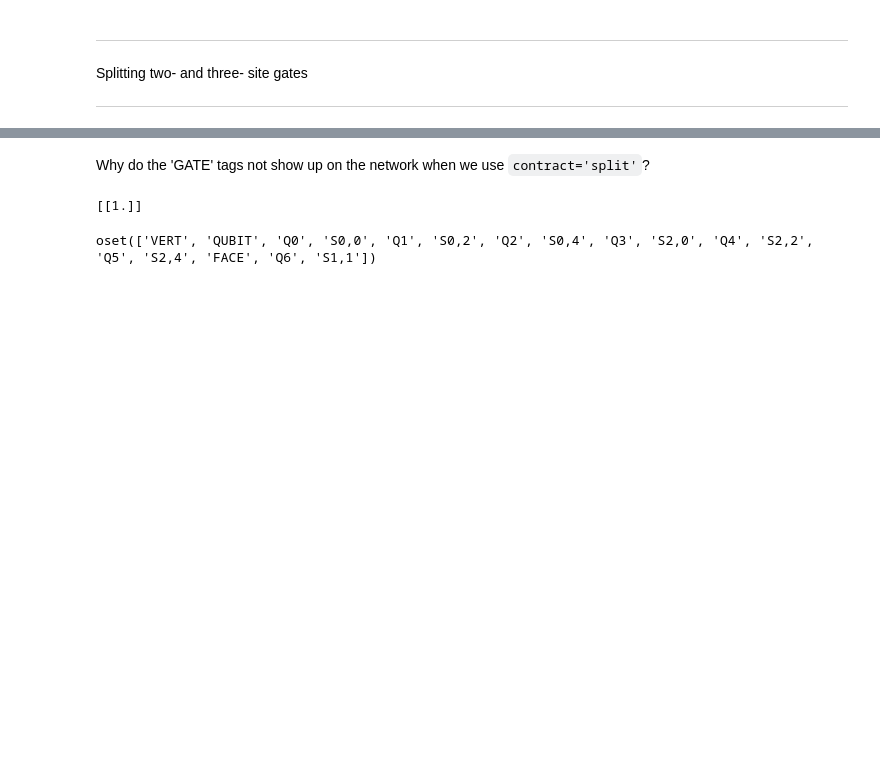
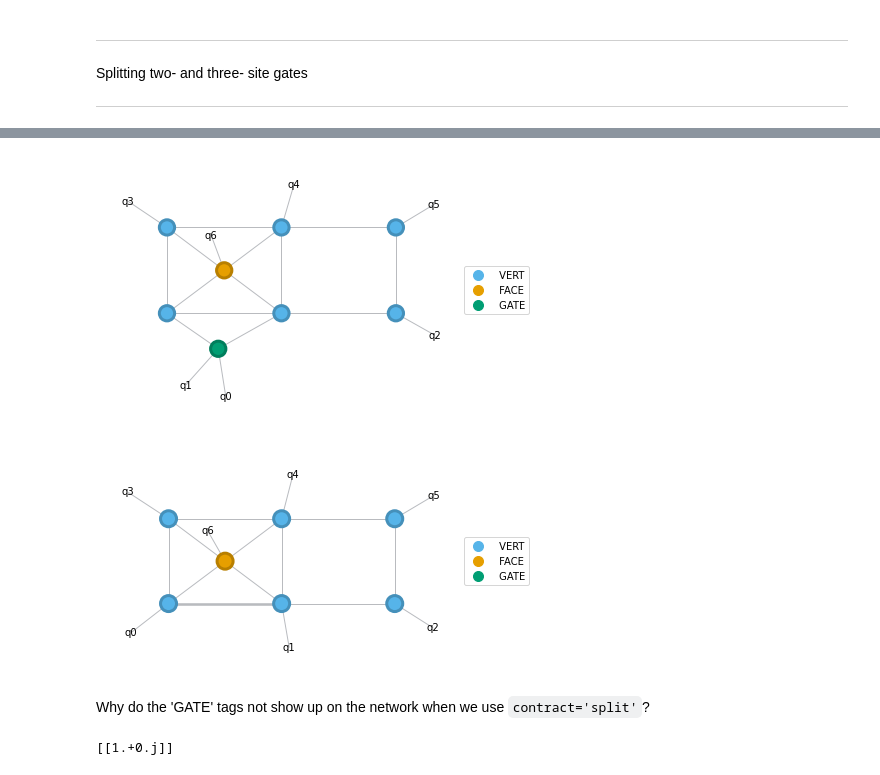
Before and after one commit to gabrielwoolls/fermion-encoding, a Jupyter notebook: Examples-Testing.ipynb, the cells around one changed output, grey strips where cells are left out. Drawn from its saved outputs; the diff is of its cells as text; code cells hidden in the pictures; blank space fills up the shorter version.

Commit message:
ePEPS develop, trying to get gate_string_reduce

```diff
--- a/Examples-Testing.ipynb
+++ b/Examples-Testing.ipynb
@@ -460,30 +508,5 @@ True
-# %%
-reload(beeky)
-psi = beeky.QubitEncodeVector.rand(2,3, dtype='float32')
-where = (1,2)
-numsites = 2
-dp = 2
-
-g_xx = qtn.tensor_1d.maybe_factor_gate_into_tensor(X&X, dp, numsites, where) #shape (2,2,2,2)
-
-site_inds = [psi.phys_ind_id.format(q) for q in where]
-bond_inds = [qtn.rand_uuid() for _ in range(numsites)]
-reindex_map = dict(zip(site_inds, bond_inds))
-TG = qtn.Tensor(g_xx, inds=site_inds+bond_inds, left_inds=bond_inds, tags=['GATE'])
-
-original_ts = [psi[q] for q in where]
-bonds_along = [next(iter(qtn.bonds(t1, t2))) for t1, t2 in qu.utils.pairwise(original_ts)]
-
-gss_opts = {'TG' : TG,
-            'where' : where,
-            'string': where,
-            'original_ts' : original_ts,
-            'bonds_along' : bonds_along,
-            'reindex_map' : reindex_map,
-            'site_ix' : site_inds,
-            'info' : None}
 # %%
-Gpsi_0 = psi.apply_gate(g_xx, where, contract=False)
-Gpsi_1 = psi.apply_gate(g_xx, where, contract=True)
-Gpsi_2 = psi.apply_gate(g_xx, where, contract='split')
-Gpsi_3 = psi.apply_gate(g_xx, where, contract='reduce_split')
+Gpsi_0 = psi_original.apply_gate(g_xx, where, contract=False)
+Gpsi_1 = psi_original.apply_gate(g_xx, where, contract=True)
+# Gpsi_2 = psi.apply_gate(g_xx, where, contract='split')
+# Gpsi_3 = psi.apply_gate(g_xx, where, contract='reduce_split')
@@ -494,10 +513,12 @@ Gpsi_3.graph()
+# %%
+Gpsi_0.graph()
+psi.graph()
+# %% [output]
+[figure, added]
+[figure, added]
 # %% [markdown]
 Why do the 'GATE' tags not show up on the network when we use `contract='split'`?
 # %%
-Gpsi_0.vec_to_dense().H @ Gpsi_3.vec_to_dense()
+Gpsi_0.vec_to_dense().H @ psi.vec_to_dense()
 # %% [output]
-[[1.]]
+[[1.+0.j]]
-# %%
-Gpsi_3.tags
-# %% [output]
-oset(['VERT', 'QUBIT', 'Q0', 'S0,0', 'Q1', 'S0,2', 'Q2', 'S0,4', 'Q3', 'S2,0', 'Q4', 'S2,2', 'Q5', 'S2,4', 'FACE', 'Q6', 'S1,1'])
```
Also changed, not shown: parts of 12 cells of this notebook, 2 other files.
